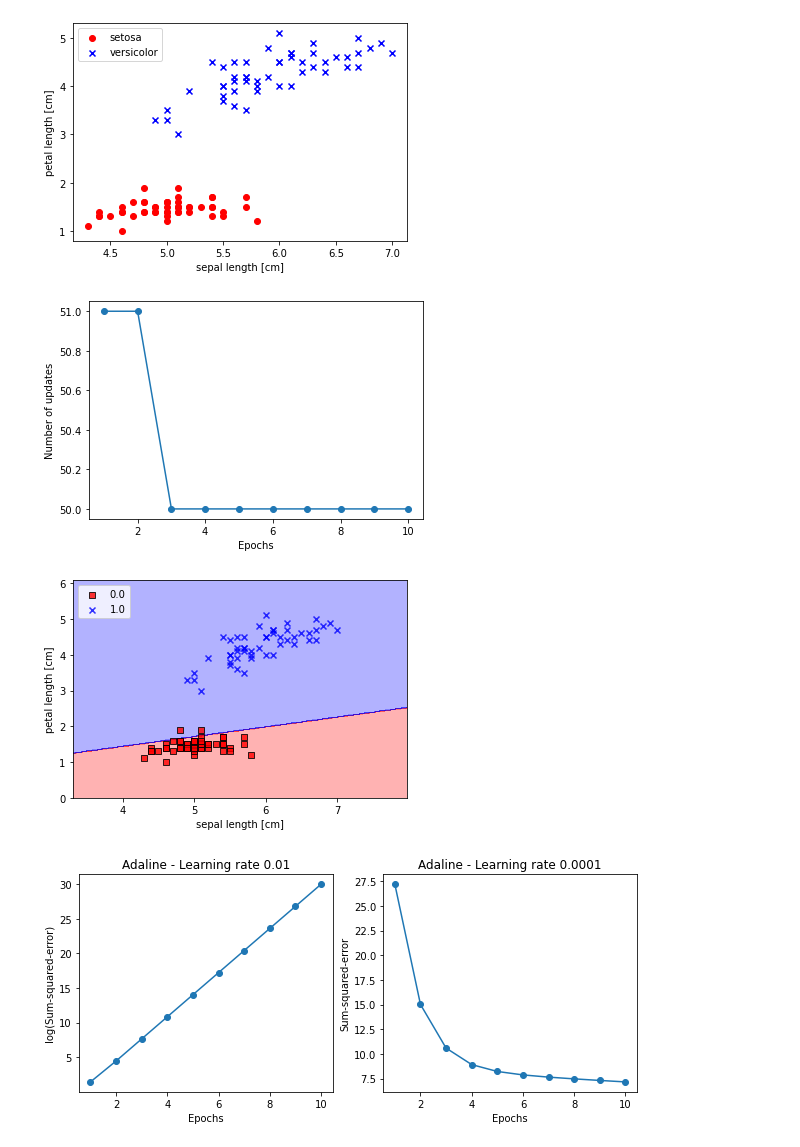
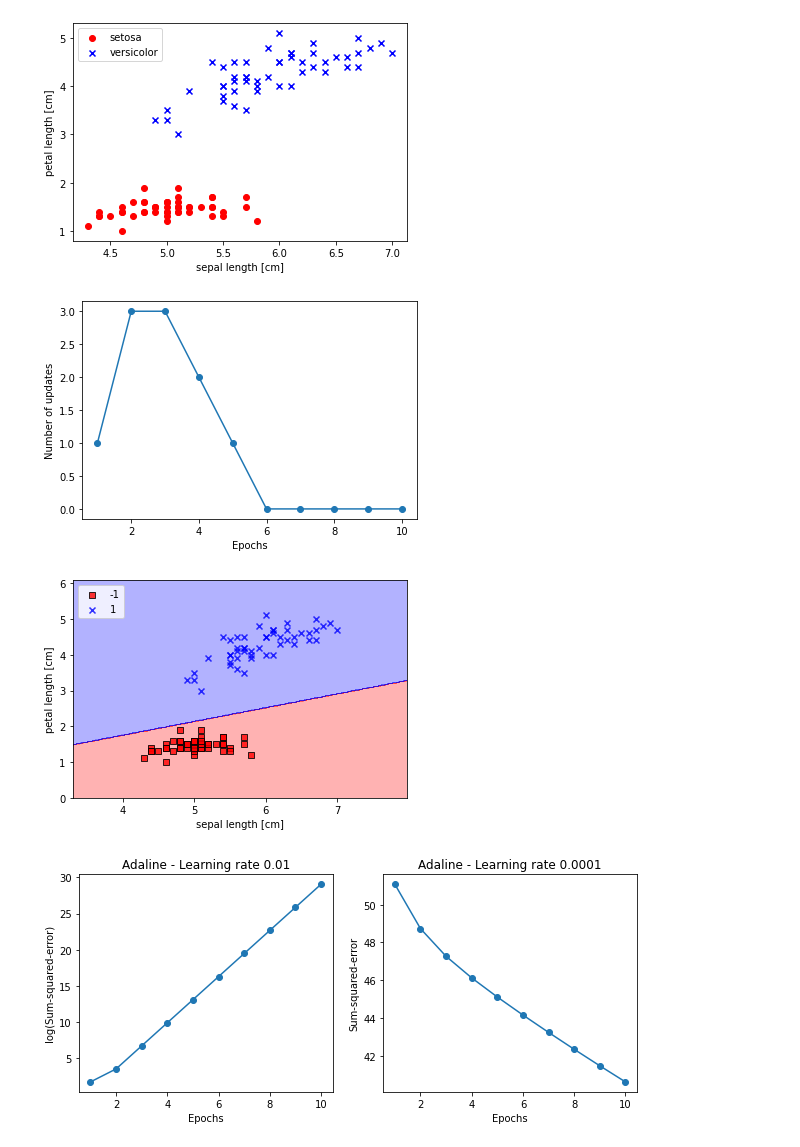
Before and after one commit to 1JigSaW/Book_Python_Machine_Learning, a Jupyter notebook: iris.ipynb, the cells around one changed output. Saved outputs shown, nothing was run; the diff lists cells and outputs as text; code cells hidden in the pictures.

```diff
--- a/iris.ipynb
+++ b/iris.ipynb
@@ -71,12 +71,11 @@ v1 = np.array([1, 2, 3])
 v2 = 0.5 * v1
 np.arccos(v1.dot(v2) / (np.linalg.norm(v1) * np.linalg.norm(v2)))
 
-pd.read_csv('iris.csv')
-print(df.tail())
-
-y = df.iloc[0:100, 4].values
-X = df.iloc[0:100, [0, 2]].values
-print(y)
+df = pd.read_csv('iris.csv')
+print(df.head())
+y = df.iloc[0:100, 5].values
+y = np.where(y == 'Iris-setosa', -1, 1)
+X = df.iloc[0:100, [1, 3]].values
 plt.scatter(X[:50, 0], X[:50, 1],
             color='red', marker='o', label='setosa')
 plt.scatter(X[50:100, 0], X[50:100, 1],
@@ -139,6 +138,8 @@ class AdalineGD(object):
 		Скорость обучения (между 0.0 и 1.0)
 	n iter : int
 		Проходы по обучающему набору данных.
+    shuffle : bool (по умолчанию: True)
+        Если True, тогда тасовать обучающие данные во избежание циклов.
 	random state : int
 		Начальное значение генератора случайных чисел
 		для инициализации случайными весами.
@@ -231,4 +220,4 @@ plt.show()
 [figure]
-[figure, old version]
+[figure, new version]
-[figure, old version]
+[figure, new version]
-[figure, old version]
+[figure, new version]
```
Also changed, not shown: parts of 4 cells of this notebook.
